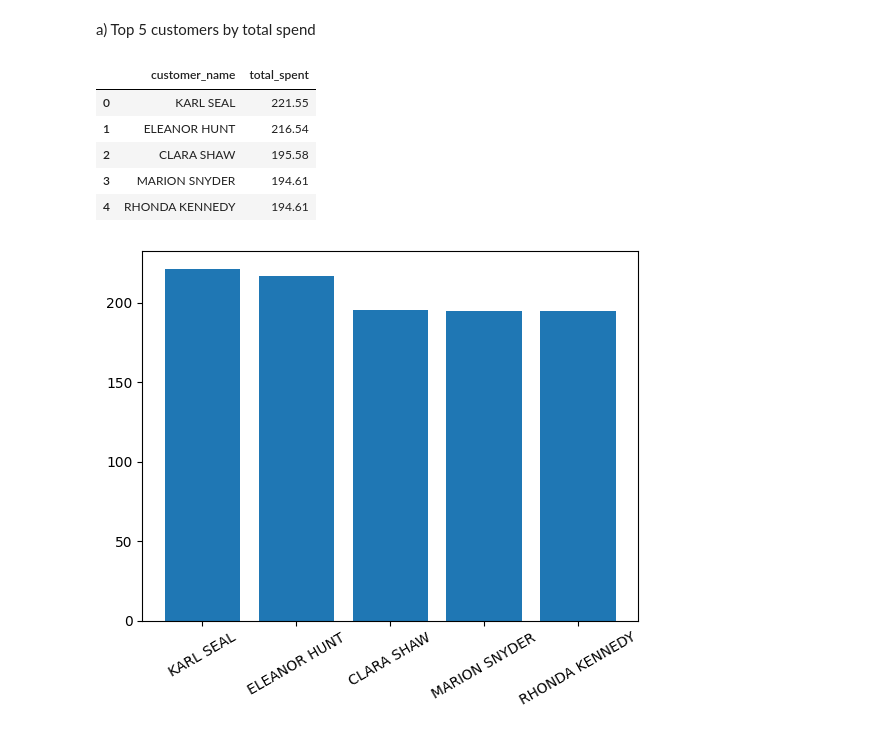
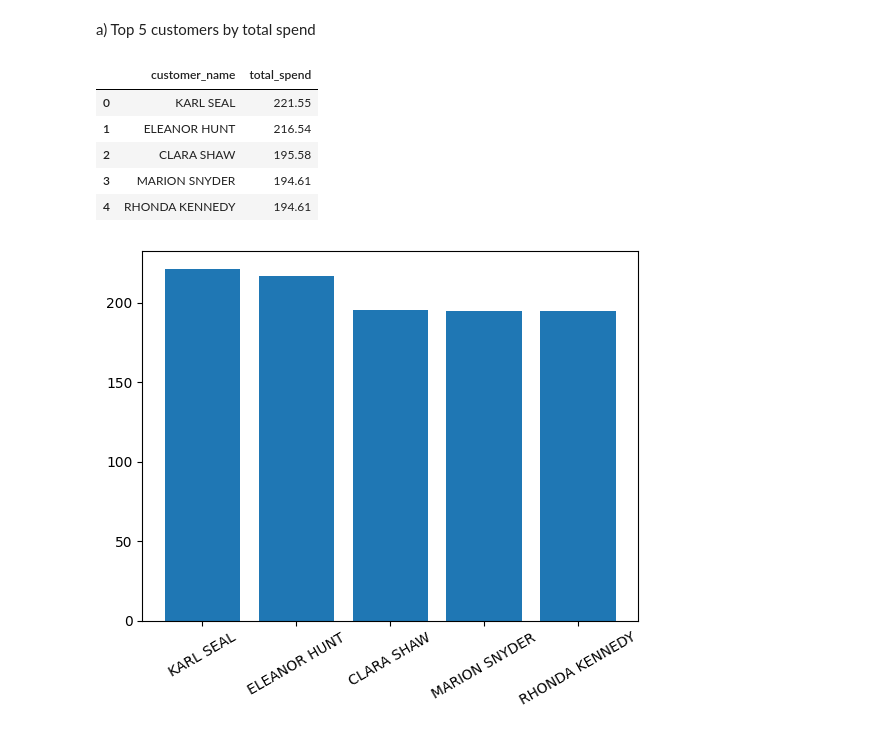
Before and after one commit to ghaliaghazal/Sql_Ghalia_Ghazal_Lab1, a Jupyter notebook: data_analys.ipynb, the cells around one changed output. Cells and saved outputs as stored; diff of their text form; code cells hidden in the pictures.

```diff
--- a/data_analys.ipynb
+++ b/data_analys.ipynb
@@ -338,20 +345,20 @@ a) Top 5 customers by total spend
 # %%
 
 top_customers = duckdb.sql("""
         SELECT
             customer.first_name || ' ' || customer.last_name AS customer_name,
-            SUM(payment.amount) AS total_spent
+            SUM(payment.amount) AS total_spend
 
         FROM customer
         join payment ON customer.customer_id = payment.customer_id
         GROUP BY customer.customer_id, customer_name
-        ORDER BY total_spent DESC
+        ORDER BY total_spend DESC
         LIMIT 5;
 
 """).df()
 top_customers
 # %% [output]
-|  | customer_name | total_spent |
+|  | customer_name | total_spend |
 | 0 | KARL SEAL | 221.55 |
 | 1 | ELEANOR HUNT | 216.54 |
 | 2 | CLARA SHAW | 195.58 |
```
Also changed, not shown: parts of 7 cells of this notebook.
